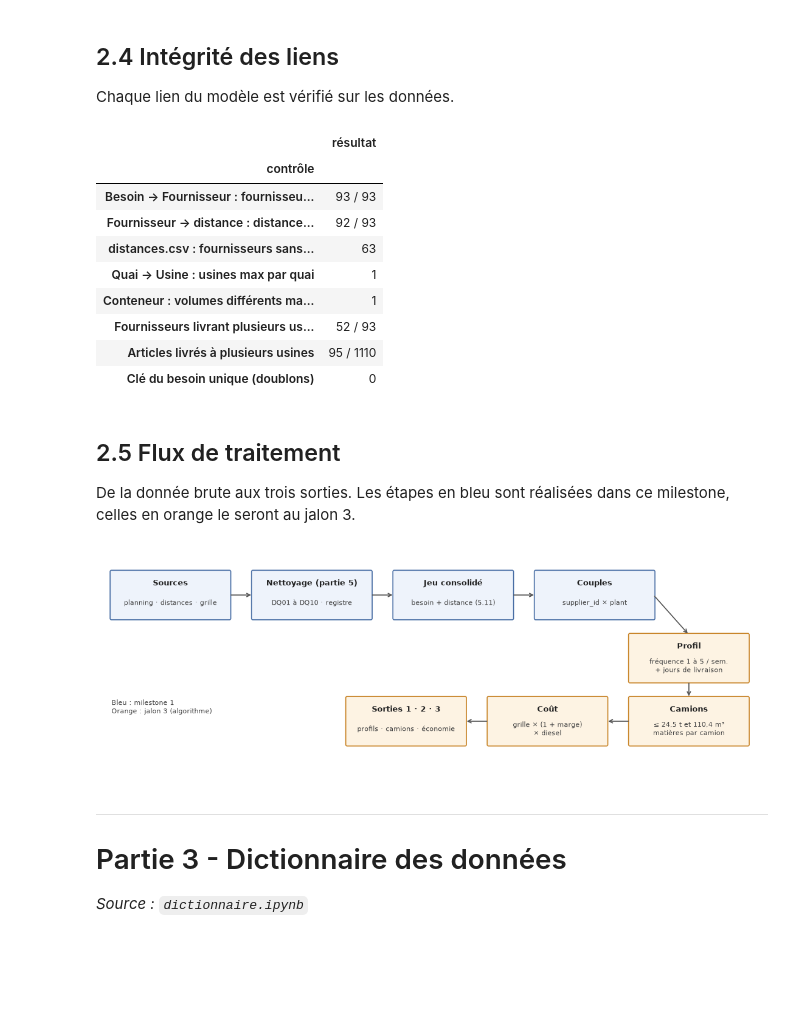
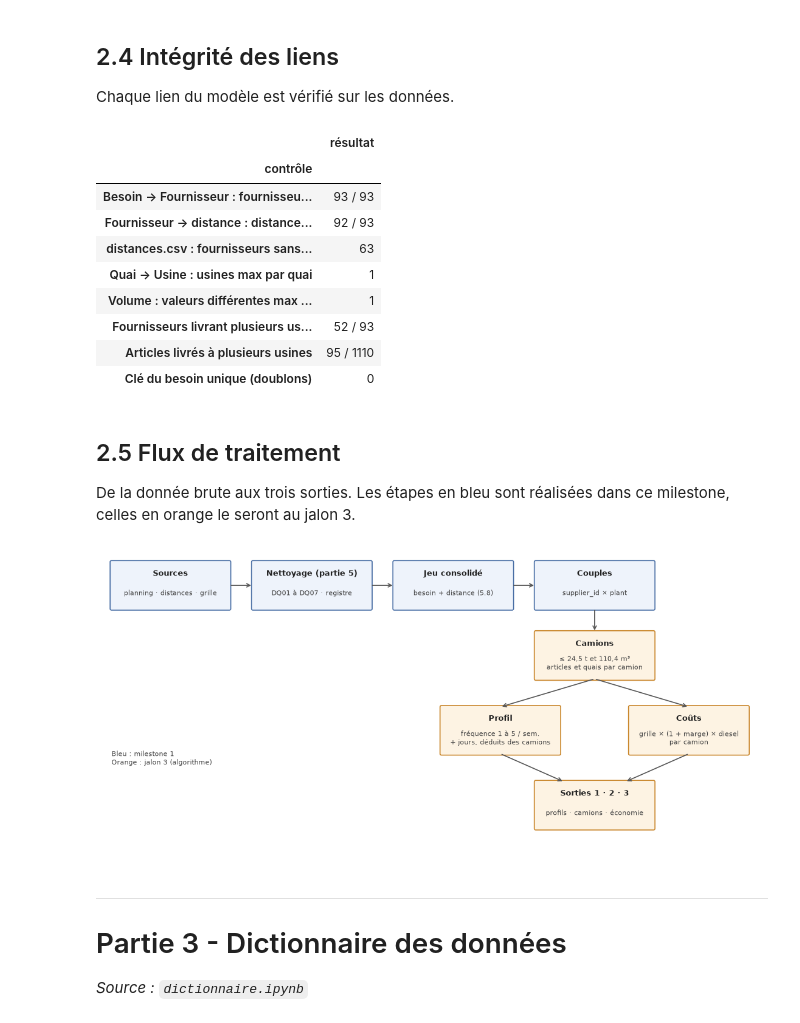
Before and after one commit to exauceh/delivery_schedule_optimization, a Jupyter notebook: milestone1/milestone1.ipynb, the cells around one changed output. Saved outputs shown, nothing was run; the diff lists cells and outputs as text; code cells hidden in the pictures; blank space fills up the shorter version.

Commit message:
fix milestone 1 from teacher feadback

```diff
--- a/milestone1/milestone1.ipynb
+++ b/milestone1/milestone1.ipynb
@@ -309,7 +317,7 @@ controles = [
      f"{fournisseurs.isin(distances.dropna()['supplier_id']).sum()} / {len(fournisseurs)}"),
     ("distances.csv : fournisseurs sans aucun besoin", int((~distances["supplier_id"].isin(fournisseurs)).sum())),
     ("Quai → Usine : usines max par quai", int(besoins.groupby("unloading_point")["plant"].nunique().max())),
-    ("Conteneur : volumes différents max par article × quai",
+    ("Volume : valeurs différentes max par article × quai",
      int(besoins.dropna(subset=["volume"]).groupby(["material", "unloading_point"])["volume"].nunique().max())),
     ("Fournisseurs livrant plusieurs usines",
      f"{int((besoins.groupby('supplier_id')['plant'].nunique() > 1).sum())} / {len(fournisseurs)}"),
@@ -325,7 +333,7 @@ pd.DataFrame(controles, columns=["contrôle", "résultat"]).set_index("contrôle
 | Fournisseur → distance : distance... | 92 / 93 |
 | distances.csv : fournisseurs sans... | 63 |
 | Quai → Usine : usines max par quai | 1 |
-| Conteneur : volumes différents ma... | 1 |
+| Volume : valeurs différentes max ... | 1 |
 | Fournisseurs livrant plusieurs us... | 52 / 93 |
 | Articles livrés à plusieurs usines | 95 / 1110 |
 | Clé du besoin unique (doublons) | 0 |
@@ -333,47 +341,50 @@ pd.DataFrame(controles, columns=["contrôle", "résultat"]).set_index("contrôle
 ## 2.5 Flux de traitement
 De la donnée brute aux trois sorties. Les étapes en bleu sont réalisées dans ce milestone, celles en orange le seront au jalon 3.
 # %%
-fig, ax = plt.subplots(figsize=(14, 4.6))
+fig, ax = plt.subplots(figsize=(14, 6.4))
 ax.set_xlim(0, 14)
-ax.set_ylim(0, 4.6)
+ax.set_ylim(0, 6.4)
 ax.axis("off")
 BW, BH = 2.5, 1.0
 
 
 def etape(x, y, titre, detail, fait=True):
     couleur, bord = ("#eef3fb", "#4a6fa5") if fait else ("#fdf3e3", "#c9862b")
     ax.add_patch(FancyBboxPatch((x, y), BW, BH, boxstyle="round,pad=0.03", fc=couleur, ec=bord, lw=1.2))
     ax.text(x + BW / 2, y + BH - 0.25, titre, ha="center", va="center", fontsize=9.5, weight="bold", color="#222")
     ax.text(x + BW / 2, y + 0.33, detail, ha="center", va="center", fontsize=8, color="#444")
 
 
 def fleche(x1, y1, x2, y2):
     ax.annotate("", (x2, y2), (x1, y1), arrowprops=dict(arrowstyle="->", color="#555", lw=1.2))
 
 
-haut, bas = 3.2, 0.5
-etape(0.2, haut, "Sources", "planning · distances · grille")
-etape(3.2, haut, "Nettoyage (partie 5)", "DQ01 à DQ10 · registre")
-etape(6.2, haut, "Jeu consolidé", "besoin + distance (5.11)")
-etape(9.2, haut, "Couples", f"{cfg.couple_key[0]} × {cfg.couple_key[1]}")
-etape(11.2, haut - 1.35, "Profil", "fréquence 1 à 5 / sem.\n+ jours de livraison", fait=False)
-etape(11.2, bas, "Camions", "≤ 24,5 t et 110,4 m³\nmatières par camion", fait=False)
-etape(8.2, bas, "Coût", "grille × (1 + marge)\n× diesel", fait=False)
-etape(5.2, bas, "Sorties 1 · 2 · 3", "profils · camions · économie", fait=False)
+# Row 1: data preparation (this milestone)
+top = 5.2
+etape(0.2, top, "Sources", "planning · distances · grille")
+etape(3.2, top, "Nettoyage (partie 5)", "DQ01 à DQ07 · registre")
+etape(6.2, top, "Jeu consolidé", "besoin + distance (5.8)")
+etape(9.2, top, "Couples", f"{cfg.couple_key[0]} × {cfg.couple_key[1]}")
+# Trucks give both the profile and the costs
+etape(9.2, 3.7, "Camions", "≤ 24,5 t et 110,4 m³\narticles et quais par camion", fait=False)
+etape(7.2, 2.1, "Profil", "fréquence 1 à 5 / sem.\n+ jours, déduits des camions", fait=False)
+etape(11.2, 2.1, "Coûts", "grille × (1 + marge) × diesel\npar camion", fait=False)
+etape(9.2, 0.5, "Sorties 1 · 2 · 3", "profils · camions · économie", fait=False)
 for a, b in [
-    ((2.7, haut + 0.5), (3.2, haut + 0.5)),
-    ((5.7, haut + 0.5), (6.2, haut + 0.5)),
-    ((8.7, haut + 0.5), (9.2, haut + 0.5)),
-    ((11.7, haut + 0.5), (12.45, haut - 0.35)),
-    ((12.45, haut - 1.35), (12.45, bas + BH)),
-    ((11.2, bas + 0.5), (10.7, bas + 0.5)),
-    ((8.2, bas + 0.5), (7.7, bas + 0.5)),
+    ((2.7, top + 0.5), (3.2, top + 0.5)),
+    ((5.7, top + 0.5), (6.2, top + 0.5)),
+    ((8.7, top + 0.5), (9.2, top + 0.5)),
+    ((10.45, top), (10.45, 4.7)),
+    ((10.45, 3.7), (8.45, 3.1)),
+    ((10.45, 3.7), (12.45, 3.1)),
+    ((8.45, 2.1), (9.8, 1.5)),
+    ((12.45, 2.1), (11.1, 1.5)),
 ]:
     fleche(*a, *b)
-ax.text(0.2, 1.3, "Bleu : milestone 1\nOrange : jalon 3 (algorithme)", fontsize=8, color="#444", va="center")
+ax.text(0.2, 2.0, "Bleu : milestone 1\nOrange : jalon 3 (algorithme)", fontsize=8, color="#444", va="center")
 plt.show()
 # %% [output]
-[figure, old version]
+[figure, new version]
 # %% [markdown]
 ---
 
```
Also changed, not shown: parts of 39 cells of this notebook, 12 other files.
